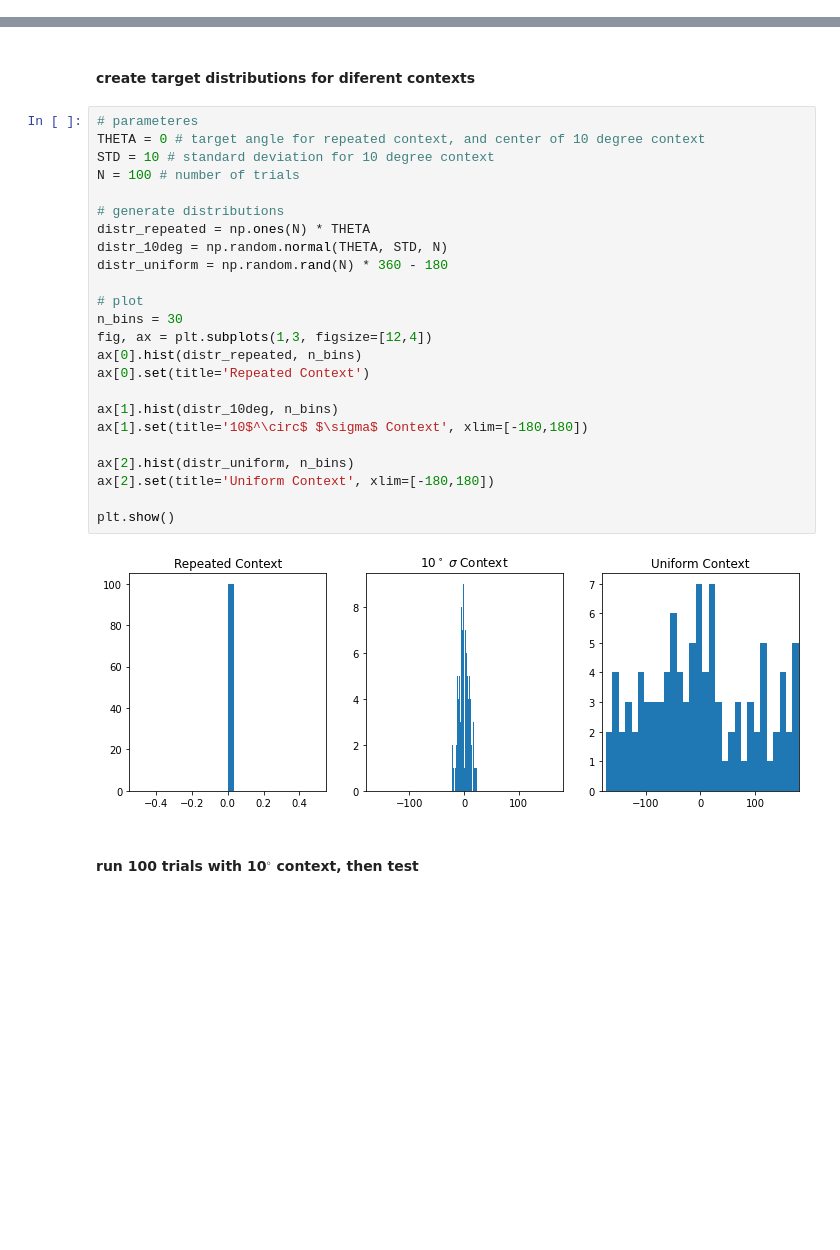
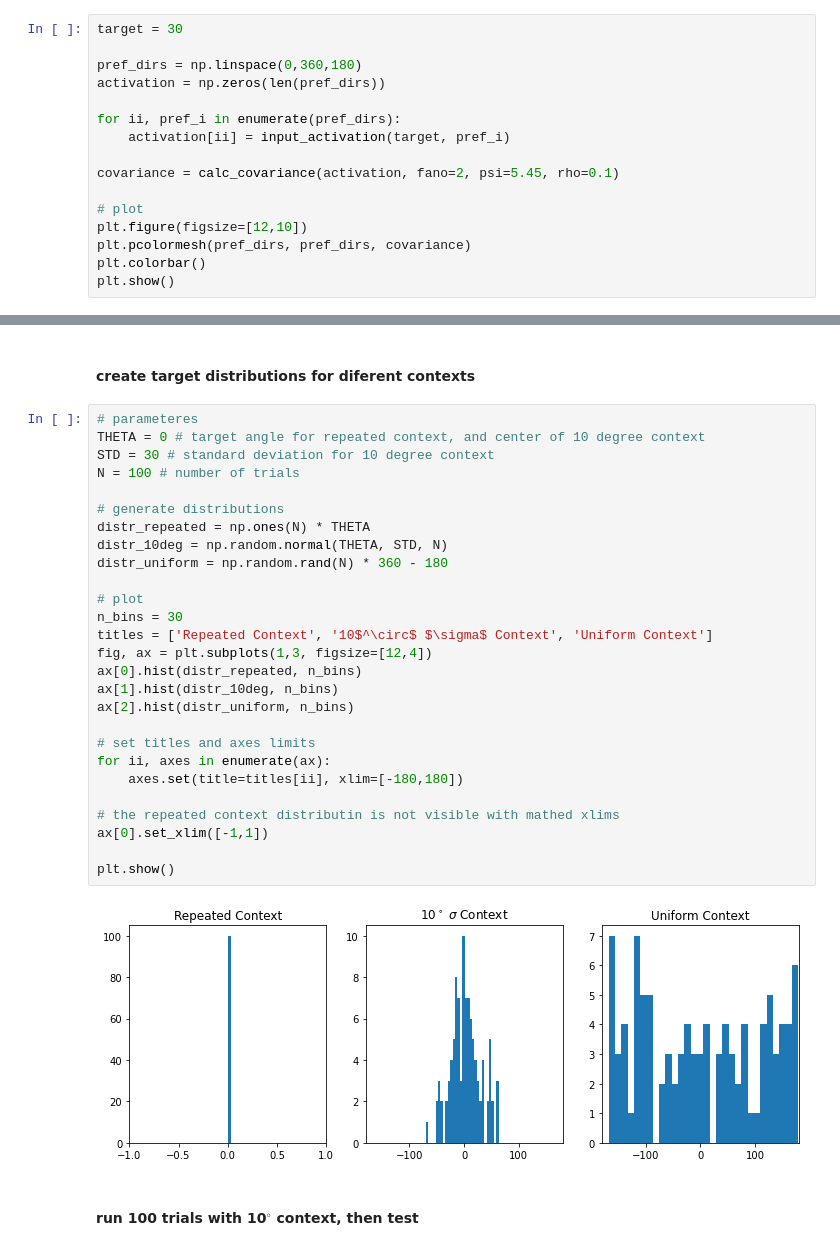
Before and after one commit to mwprestonjr/verstynen_2011_rpl, a Jupyter notebook: notebooks/verstynen_2011.ipynb, the cells around one changed output, grey strips where cells are left out. Drawn from its saved outputs; the diff is of its cells as text; blank space fills up the shorter version.

```diff
--- a/notebooks/verstynen_2011.ipynb
+++ b/notebooks/verstynen_2011.ipynb
@@ -54,0 +75,16 @@ Add Gaussian noise to input activation
+# %%
+target = 30
+
+pref_dirs = np.linspace(0,360,180)
+activation = np.zeros(len(pref_dirs))
+
+for ii, pref_i in enumerate(pref_dirs):
+    activation[ii] = input_activation(target, pref_i)
+
+covariance = calc_covariance(activation, fano=2, psi=5.45, rho=0.1)
+
+# plot
+plt.figure(figsize=[12,10])
+plt.pcolormesh(pref_dirs, pref_dirs, covariance)
+plt.colorbar()
+plt.show()
@@ -355,29 +397,32 @@ plot_trial(firing_rates_2, weights_2, pref_dirs)
 # %%
 # parameteres
 THETA = 0 # target angle for repeated context, and center of 10 degree context
-STD = 10 # standard deviation for 10 degree context
+STD = 30 # standard deviation for 10 degree context
 N = 100 # number of trials
 
 # generate distributions
 distr_repeated = np.ones(N) * THETA
 distr_10deg = np.random.normal(THETA, STD, N)
 distr_uniform = np.random.rand(N) * 360 - 180
 
 # plot
 n_bins = 30
+titles = ['Repeated Context', '10$^\circ$ $\sigma$ Context', 'Uniform Context']
 fig, ax = plt.subplots(1,3, figsize=[12,4])
 ax[0].hist(distr_repeated, n_bins)
-ax[0].set(title='Repeated Context')
+ax[1].hist(distr_10deg, n_bins)
+ax[2].hist(distr_uniform, n_bins)
 
-ax[1].hist(distr_10deg, n_bins)
-ax[1].set(title='10$^\circ$ $\sigma$ Context', xlim=[-180,180])
+# set titles and axes limits
+for ii, axes in enumerate(ax):
+    axes.set(title=titles[ii], xlim=[-180,180])
 
-ax[2].hist(distr_uniform, n_bins)
-ax[2].set(title='Uniform Context', xlim=[-180,180])
+# the repeated context distributin is not visible with mathed xlims
+ax[0].set_xlim([-1,1])
 
 plt.show()
 # %% [output]
-[figure, old version]
+[figure, new version]
 # %% [markdown]
 #### run 100 trials with 10$^\circ$ context, then test
 # %%
```
Also changed, not shown: parts of 12 cells of this notebook.
